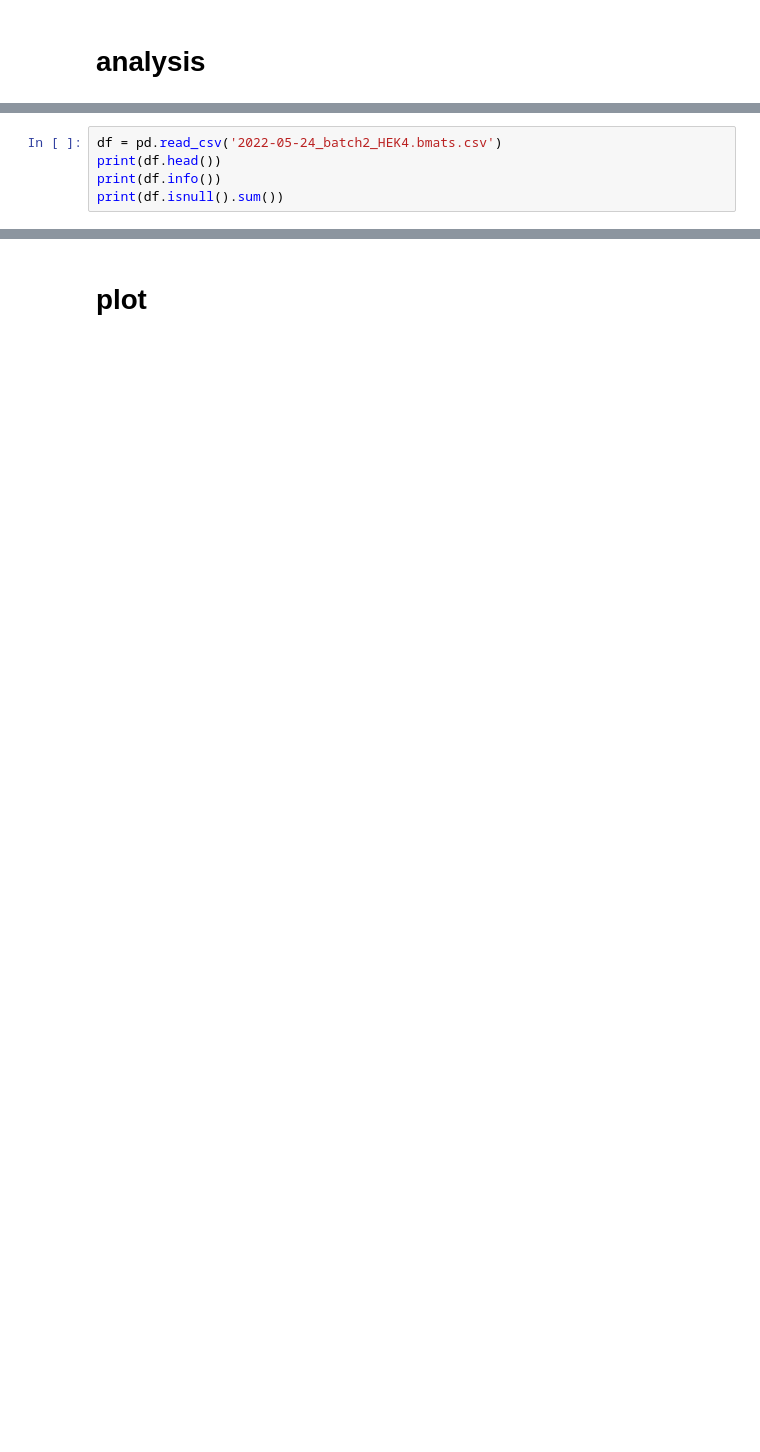
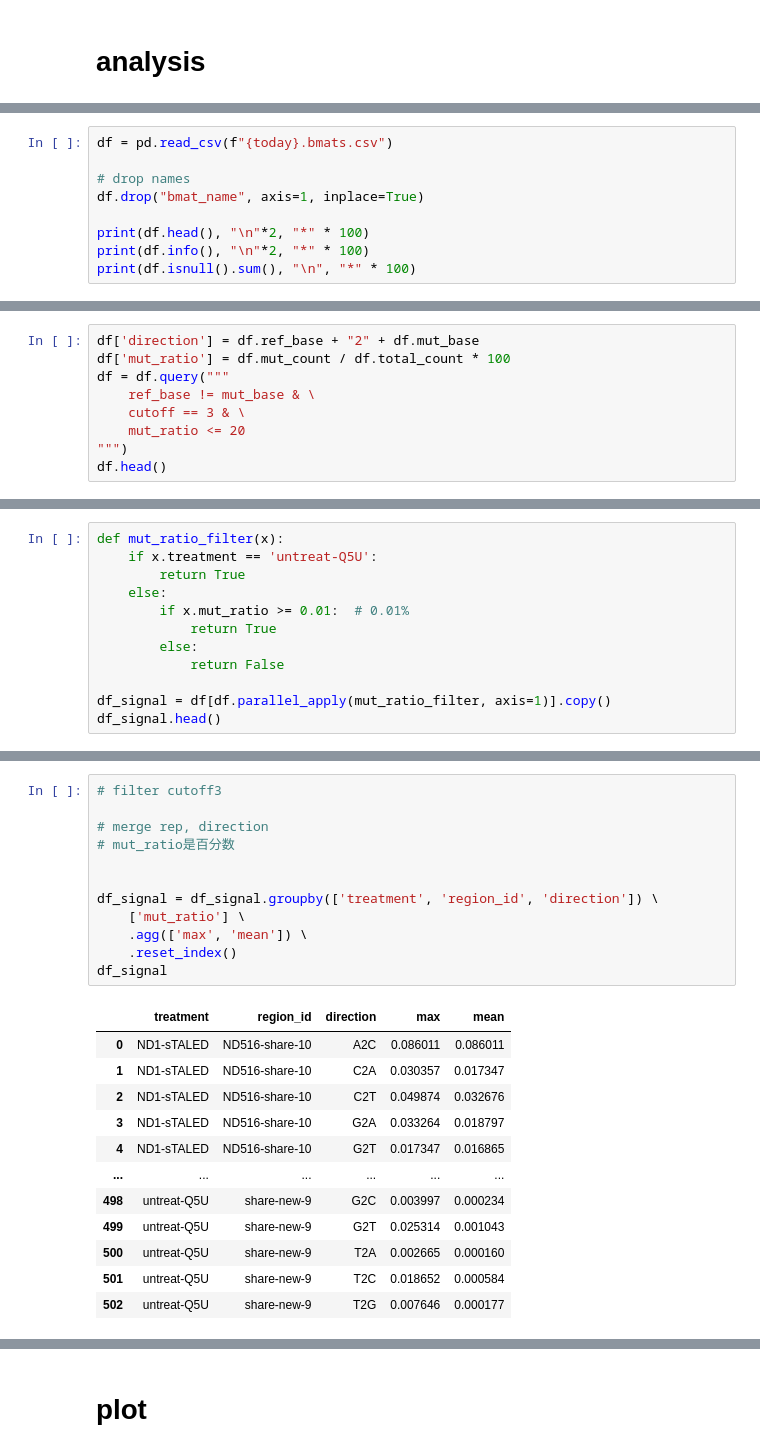
Before and after one commit to hermanzhaozzzz/snakepipes_target-seq, a Jupyter notebook: step.09.merge_bmat_and_plot_barplot.ipynb, the cells around one changed output, grey strips where cells are left out. Saved outputs shown, nothing was run; the diff lists cells and outputs as text; blank space fills up the shorter version.

```diff
--- a/step.09.merge_bmat_and_plot_barplot.ipynb
+++ b/step.09.merge_bmat_and_plot_barplot.ipynb
@@ -54,6 +62,10 @@ INFO: Pandarallel will use Memory file system to transfer data between the main
 # %%
-df = pd.read_csv('2022-05-24_batch2_HEK4.bmats.csv')
-print(df.head())
-print(df.info())
-print(df.isnull().sum())
+df = pd.read_csv(f"{today}.bmats.csv")
+
+# drop names
+df.drop("bmat_name", axis=1, inplace=True)
+
+print(df.head(), "\n"*2, "*" * 100)
+print(df.info(), "\n"*2, "*" * 100)
+print(df.isnull().sum(), "\n", "*" * 100)
 # %% [output]
@@ -88,0 +101,9 @@ Name: treatment, dtype: int64
+# %%
+df['direction'] = df.ref_base + "2" + df.mut_base
+df['mut_ratio'] = df.mut_count / df.total_count * 100
+df = df.query("""
+    ref_base != mut_base & \
+    cutoff == 3 & \
+    mut_ratio <= 20
+""")
+df.head()
@@ -88,0 +190,12 @@ Name: treatment, dtype: int64
+# %%
+def mut_ratio_filter(x):
+    if x.treatment == 'untreat-Q5U':
+        return True
+    else:
+        if x.mut_ratio >= 0.01:  # 0.01%
+            return True
+        else:
+            return False
+
+df_signal = df[df.parallel_apply(mut_ratio_filter, axis=1)].copy()
+df_signal.head()
@@ -88,0 +209,25 @@ Name: treatment, dtype: int64
+# %%
+# filter cutoff3
+
+# merge rep, direction
+# mut_ratio是百分数
+
+
+df_signal = df_signal.groupby(['treatment', 'region_id', 'direction']) \
+    ['mut_ratio'] \
+    .agg(['max', 'mean']) \
+    .reset_index()
+df_signal
+# %% [output]
+|  | treatment | region_id | direction | max | mean |
+| 0 | ND1-sTALED | ND516-share-10 | A2C | 0.086011 | 0.086011 |
+| 1 | ND1-sTALED | ND516-share-10 | C2A | 0.030357 | 0.017347 |
+| 2 | ND1-sTALED | ND516-share-10 | C2T | 0.049874 | 0.032676 |
+| 3 | ND1-sTALED | ND516-share-10 | G2A | 0.033264 | 0.018797 |
+| 4 | ND1-sTALED | ND516-share-10 | G2T | 0.017347 | 0.016865 |
+| ... | ... | ... | ... | ... | ... |
+| 498 | untreat-Q5U | share-new-9 | G2C | 0.003997 | 0.000234 |
+| 499 | untreat-Q5U | share-new-9 | G2T | 0.025314 | 0.001043 |
+| 500 | untreat-Q5U | share-new-9 | T2A | 0.002665 | 0.000160 |
+| 501 | untreat-Q5U | share-new-9 | T2C | 0.018652 | 0.000584 |
+| 502 | untreat-Q5U | share-new-9 | T2G | 0.007646 | 0.000177 |
```
Also changed, not shown: parts of 41 cells of this notebook, 2 other files.
